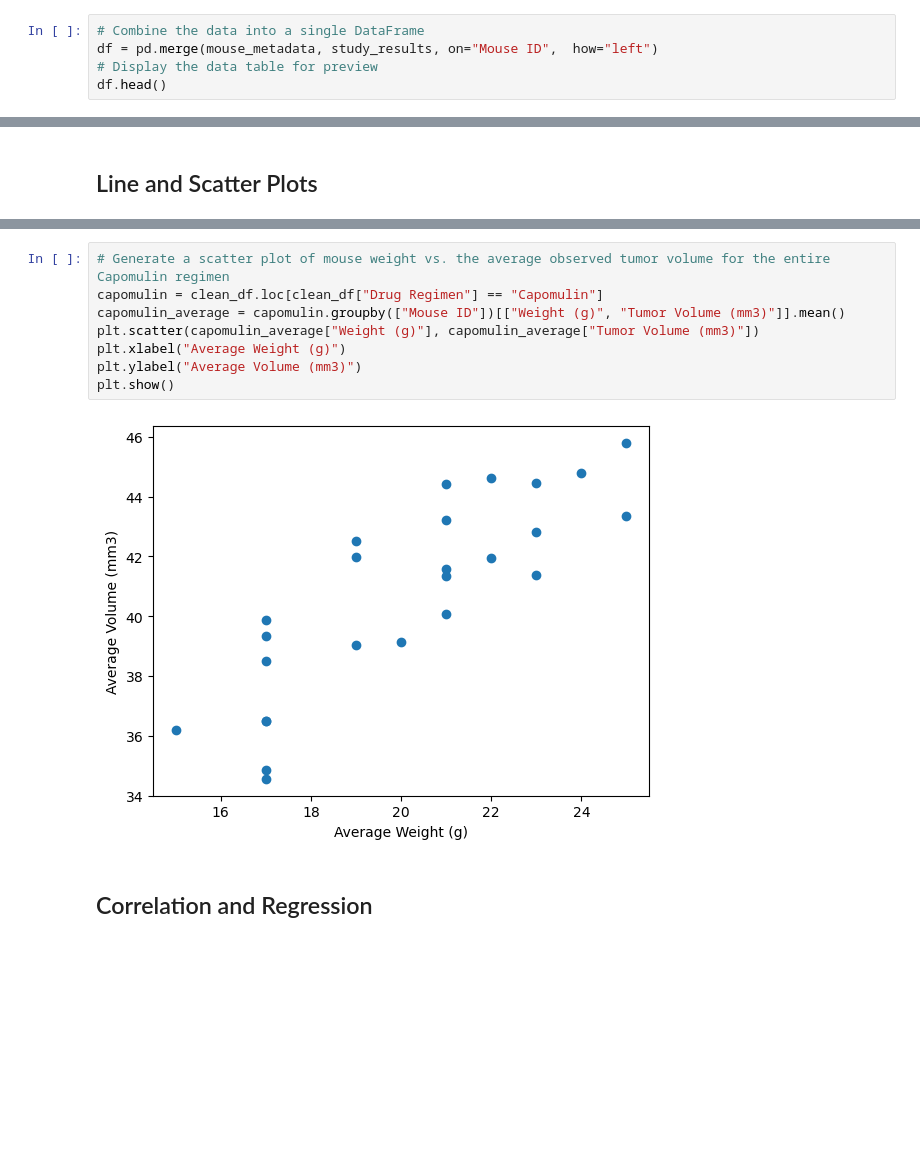
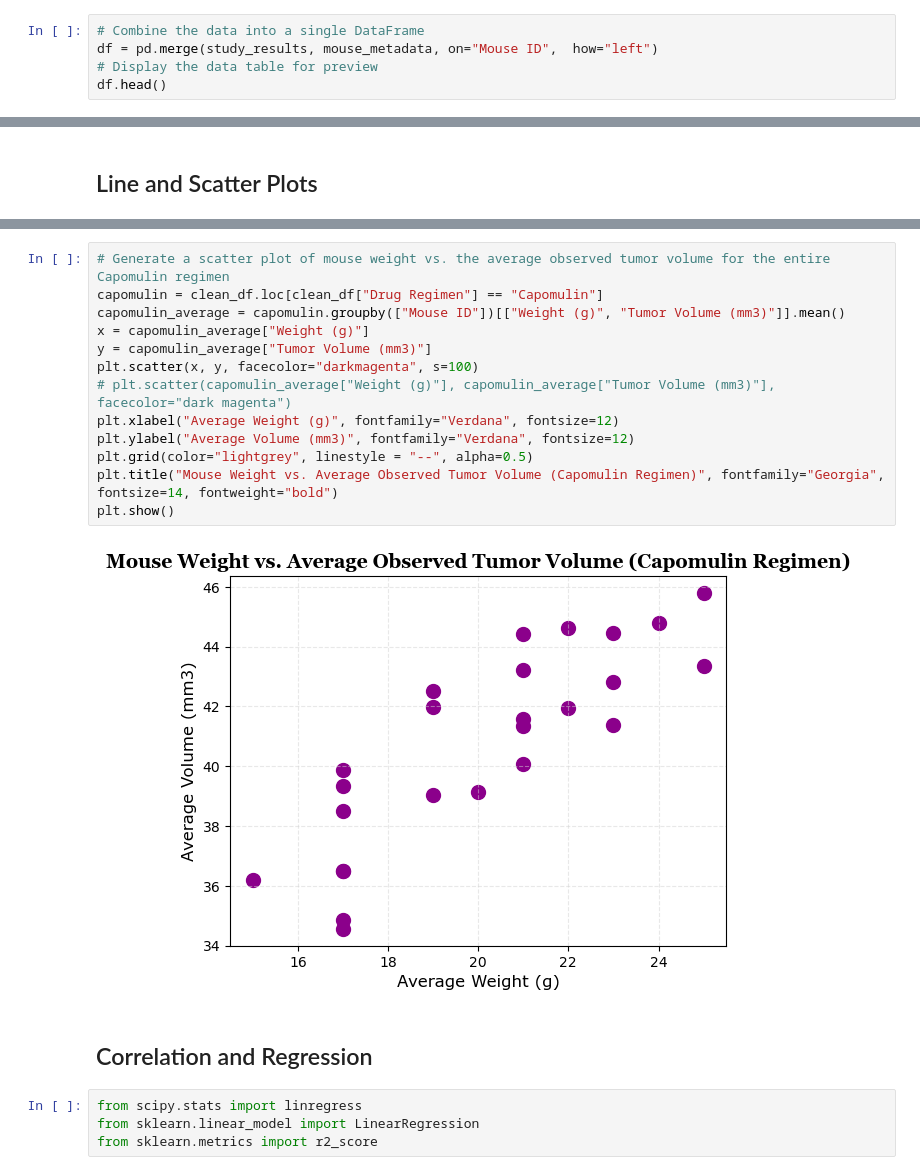
Before and after one commit to smruth17/data_visualization-challenge, a Jupyter notebook: Pymaceuticals/pymaceuticals.ipynb, the cells around one changed output, grey strips where cells are left out. Drawn from its saved outputs; the diff is of its cells as text; blank space fills up the shorter version.

```diff
--- a/Pymaceuticals/pymaceuticals.ipynb
+++ b/Pymaceuticals/pymaceuticals.ipynb
@@ -26,7 +26,7 @@ study_results = pd.read_csv(study_results_path)
 # study_results.info()
 # %%
 # Combine the data into a single DataFrame
-df = pd.merge(mouse_metadata, study_results, on="Mouse ID",  how="left")
+df = pd.merge(study_results, mouse_metadata, on="Mouse ID",  how="left")
 # Display the data table for preview
 df.head()
 # %% [output]
@@ -296,15 +283,24 @@ plt.show()
 # %%
 # Generate a scatter plot of mouse weight vs. the average observed tumor volume for the entire Capomulin regimen
 capomulin = clean_df.loc[clean_df["Drug Regimen"] == "Capomulin"]
 capomulin_average = capomulin.groupby(["Mouse ID"])[["Weight (g)", "Tumor Volume (mm3)"]].mean()
-plt.scatter(capomulin_average["Weight (g)"], capomulin_average["Tumor Volume (mm3)"])
-plt.xlabel("Average Weight (g)")
-plt.ylabel("Average Volume (mm3)")
+x = capomulin_average["Weight (g)"]
+y = capomulin_average["Tumor Volume (mm3)"]
+plt.scatter(x, y, facecolor="darkmagenta", s=100)
+# plt.scatter(capomulin_average["Weight (g)"], capomulin_average["Tumor Volume (mm3)"], facecolor="dark magenta")
+plt.xlabel("Average Weight (g)", fontfamily="Verdana", fontsize=12)
+plt.ylabel("Average Volume (mm3)", fontfamily="Verdana", fontsize=12)
+plt.grid(color="lightgrey", linestyle = "--", alpha=0.5)
+plt.title("Mouse Weight vs. Average Observed Tumor Volume (Capomulin Regimen)", fontfamily="Georgia", fontsize=14, fontweight="bold")
 plt.show()
 # %% [output]
-[figure, old version]
+[figure, new version]
 # %% [markdown]
 ## Correlation and Regression
+# %%
+from scipy.stats import linregress
+from sklearn.linear_model import LinearRegression
+from sklearn.metrics import r2_score
 # %%
 # Calculate the correlation coefficient and a linear regression model
 # for mouse weight and average observed tumor volume for the entire Capomulin regimen
```
Also changed, not shown: parts of 12 cells of this notebook, 2 other files.
